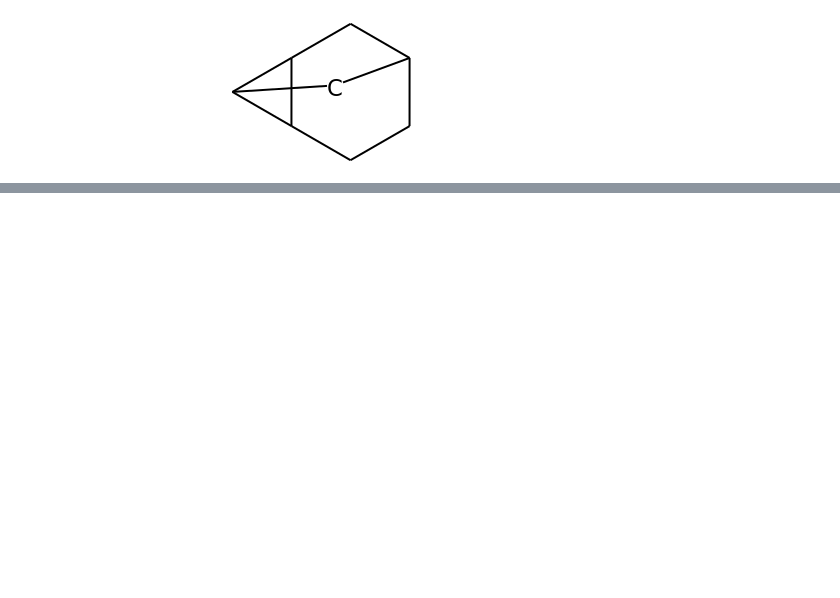
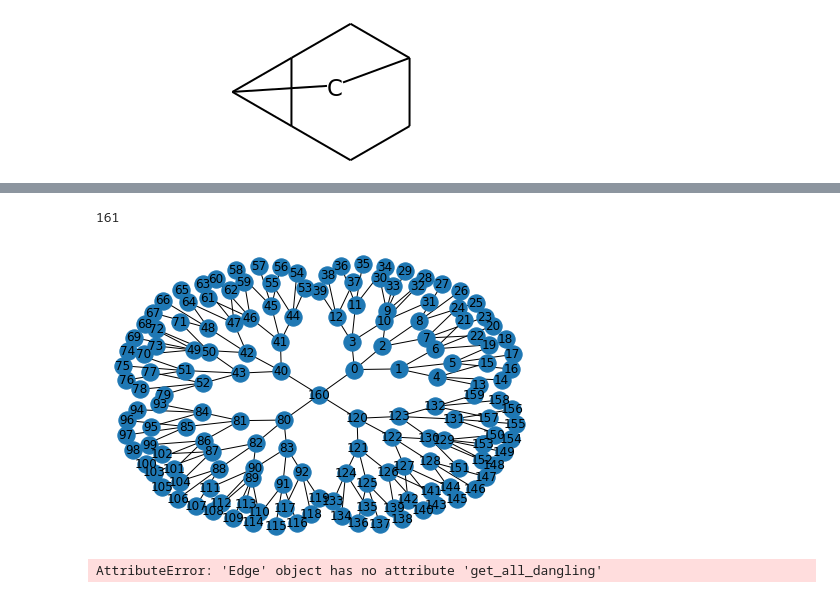
Before and after one commit to poutine-dejeuner/tensornet, a Jupyter notebook: tensornet/test.ipynb, the cells around one changed output, grey strips where cells are left out. Saved outputs shown, nothing was run; the diff lists cells and outputs as text; code cells hidden in the pictures; blank space fills up the shorter version.

```diff
--- a/tensornet/test.ipynb
+++ b/tensornet/test.ipynb
@@ -47,0 +79,14 @@ Chem.MolFromSmiles('C1CC2C3CC1CC23')
+# %%
+node = nx.Graph()
+node.add_node(1)
+branch = nx.generators.classic.balanced_tree(3,3)
+size = len(branch)
+G = nx.disjoint_union(branch, branch)
+G = nx.disjoint_union(G, branch)
+G = nx.disjoint_union(G, branch)
+G.add_edges_from([(0,4*size), (size, 4*size), (2*size,4*size), (3*size,4*size)])
+print(len(G))
+nx.draw_kamada_kawai(G, with_labels=True)
+# %% [output]
+161
+[figure, added]
@@ -47,0 +96,4 @@ Chem.MolFromSmiles('C1CC2C3CC1CC23')
+# %%
+tn.get_all_dangling(X)
+# %% [output]
+AttributeError: 'Edge' object has no attribute 'get_all_dangling'
```
Also changed, not shown: parts of 10 cells of this notebook, 6 other files.
